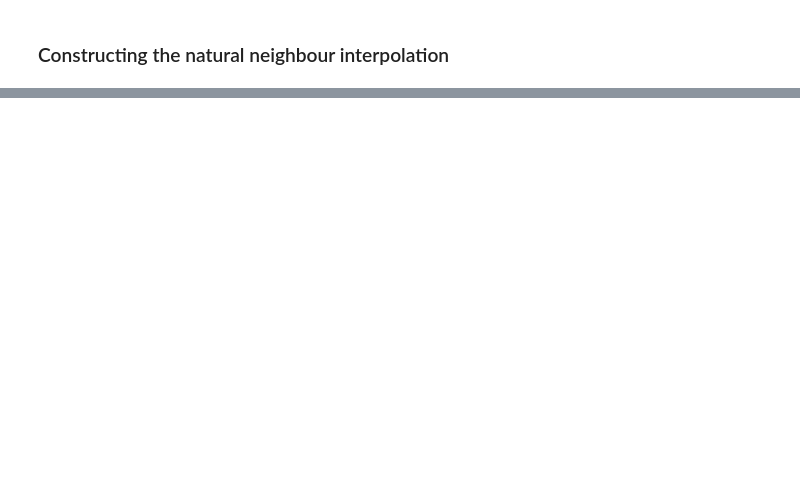
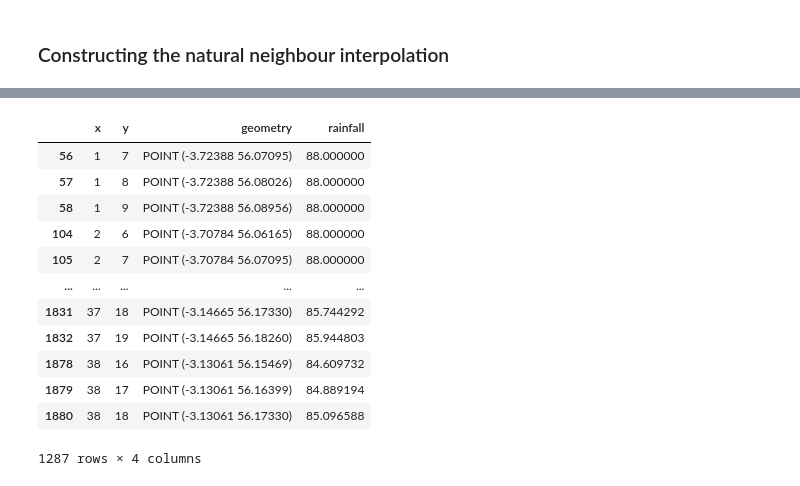
Before and after one commit to simoninireland/sensor-placement, a Jupyter notebook: sensor-placement.ipynb, the cells around one changed output, grey strips where cells are left out. Drawn from its saved outputs; the diff is of its cells as text; code cells hidden in the pictures; blank space fills up the shorter version.

```diff
--- a/sensor-placement.ipynb
+++ b/sensor-placement.ipynb
@@ -304 +313,31 @@ fife_points_interpolated_rainfall['rainfall'] = interpolated_rainfall
+# %%
+# find the boundaries of the region of interest
+x_min, y_min, x_max, y_max = fife_boundary.bounds
+
+# how many kilometre squares is that?
+xg_min, yg_min = proj_inv.transform(y_min, x_min)
+xg_max, yg_max = proj_inv.transform(y_max, x_max)
+es = int((xg_max - xg_min) / 1000) + 1
+ns = int((yg_max - yg_min) / 1000) + 1
+
+xs = numpy.linspace(x_min, x_max, num=es, endpoint=True)
+ys = numpy.linspace(y_min, y_max, num=ns, endpoint=True)
+# %%
+df_grid = natural_nearest_neighbour(fife_rainfall, fife_boundary, xs, ys)
+# %%
+df_grid
+# %% [output]
+|  | x | y | geometry | rainfall |
+| 56 | 1 | 7 | POINT (-3.72388 56.07095) | 88.000000 |
+| 57 | 1 | 8 | POINT (-3.72388 56.08026) | 88.000000 |
+| 58 | 1 | 9 | POINT (-3.72388 56.08956) | 88.000000 |
+| 104 | 2 | 6 | POINT (-3.70784 56.06165) | 88.000000 |
+| 105 | 2 | 7 | POINT (-3.70784 56.07095) | 88.000000 |
+| ... | ... | ... | ... | ... |
+| 1831 | 37 | 18 | POINT (-3.14665 56.17330) | 85.744292 |
+| 1832 | 37 | 19 | POINT (-3.14665 56.18260) | 85.944803 |
+| 1878 | 38 | 16 | POINT (-3.13061 56.15469) | 84.609732 |
+| 1879 | 38 | 17 | POINT (-3.13061 56.16399) | 84.889194 |
+| 1880 | 38 | 18 | POINT (-3.13061 56.17330) | 85.096588 |
+1287 rows × 4 columns
 # %%
```
Also changed, not shown: parts of 21 cells of this notebook.
